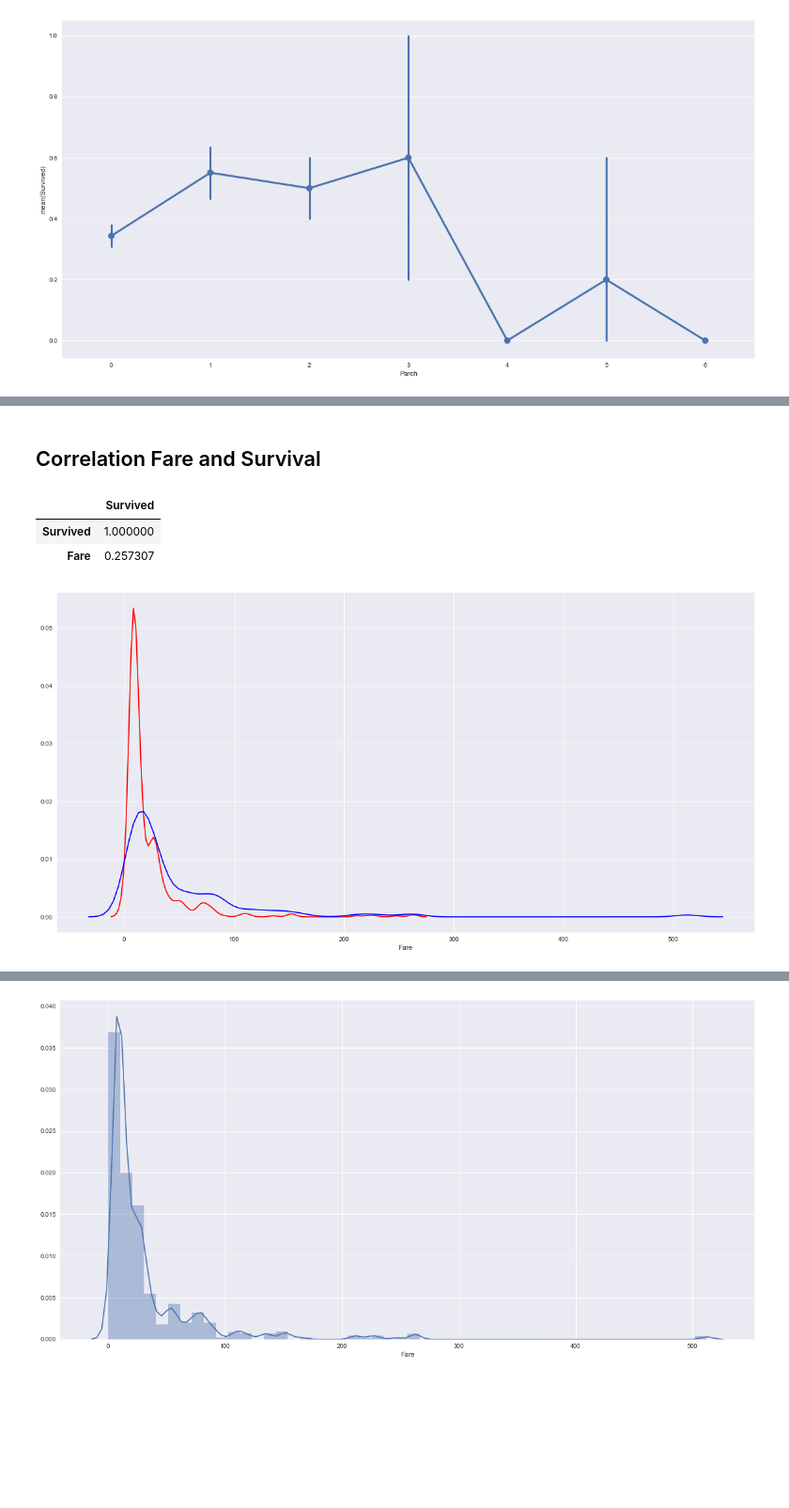
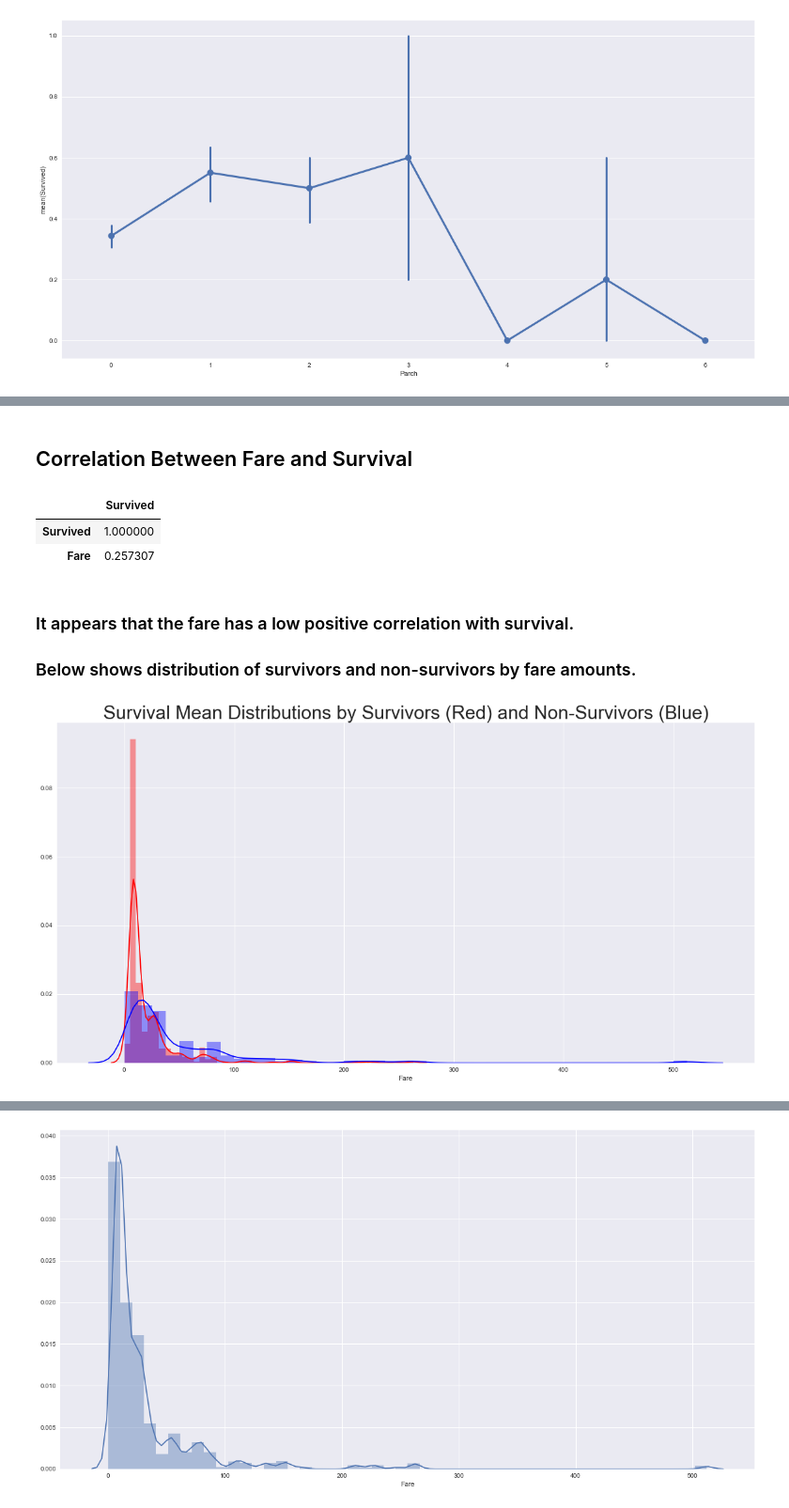
Before and after one commit to yaskyj/investigate-data-set, a Jupyter notebook: InvestigateTitanicData.ipynb, the cells around one changed output, grey strips where cells are left out. Shown: that part at 94% size. Drawn from its saved outputs; the diff is of its cells as text; code cells hidden in the pictures; blank space fills up the shorter version.

```diff
--- a/InvestigateTitanicData.ipynb
+++ b/InvestigateTitanicData.ipynb
@@ -263,3 +294,3 @@ sns.pointplot(x="Parch", y="Survived", data=df);
 # %% [markdown]
-## Correlation Fare and Survival
+## Correlation Between Fare and Survival
 # %%
@@ -269,9 +300,12 @@ df[['Survived', 'Fare']].corr()[['Survived']]
 |  | Survived |
 | Survived | 1.000000 |
 | Fare | 0.257307 |
+# %% [markdown]
+### It appears that the fare has a low positive correlation with survival.
+### Below shows distribution of survivors and non-survivors by fare amounts.
 # %%
 fig, ax = plt.subplots(figsize=(20, 10))
-sns.distplot(df[(df['Survived'] == 0) & (df['Fare'].notnull())]['Fare'], hist=False, color="r");
-sns.distplot(df[(df['Survived'] == 1) & (df['Fare'].notnull())]['Fare'], hist=False, color="b");
+sns.distplot(df[(df['Survived'] == 0) & (df['Fare'].notnull())]['Fare'], color="r").set_title("Survival Mean Distributions by Survivors (Red) and Non-Survivors (Blue)", fontsize=30);
+sns.distplot(df[(df['Survived'] == 1) & (df['Fare'].notnull())]['Fare'], color="b");
 # %% [output]
-[figure, old version]
+[figure, new version]
```
Also changed, not shown: parts of 23 cells of this notebook, 1 other file.
